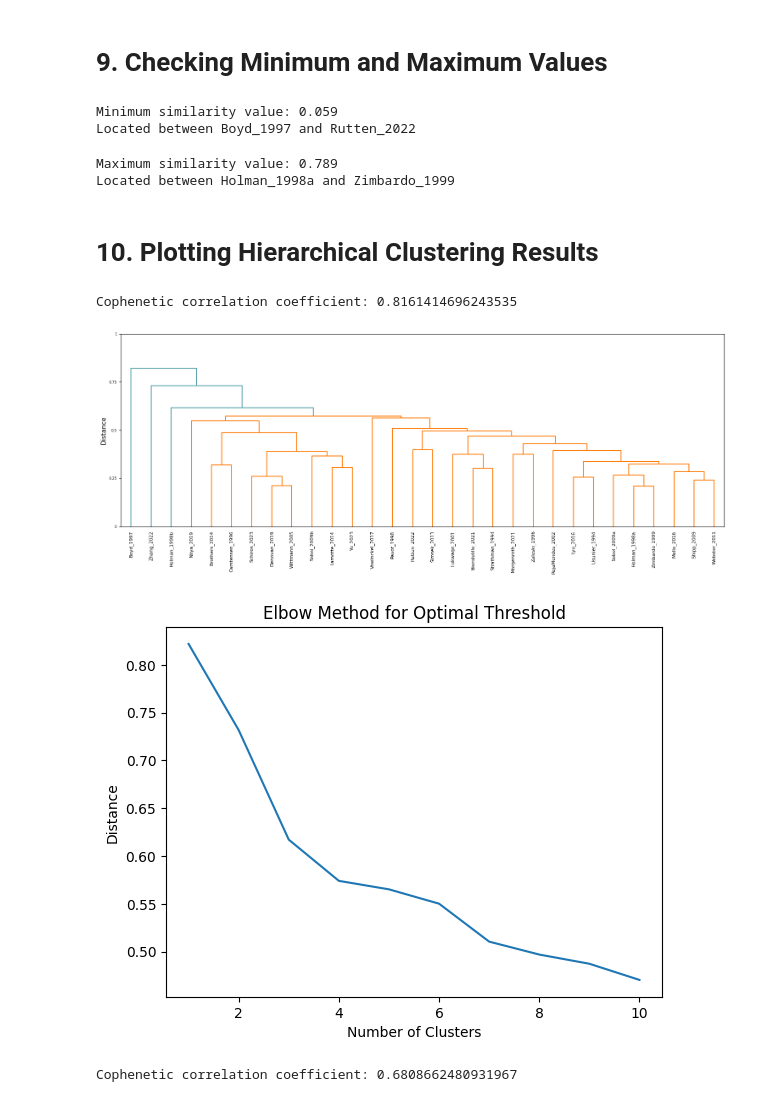
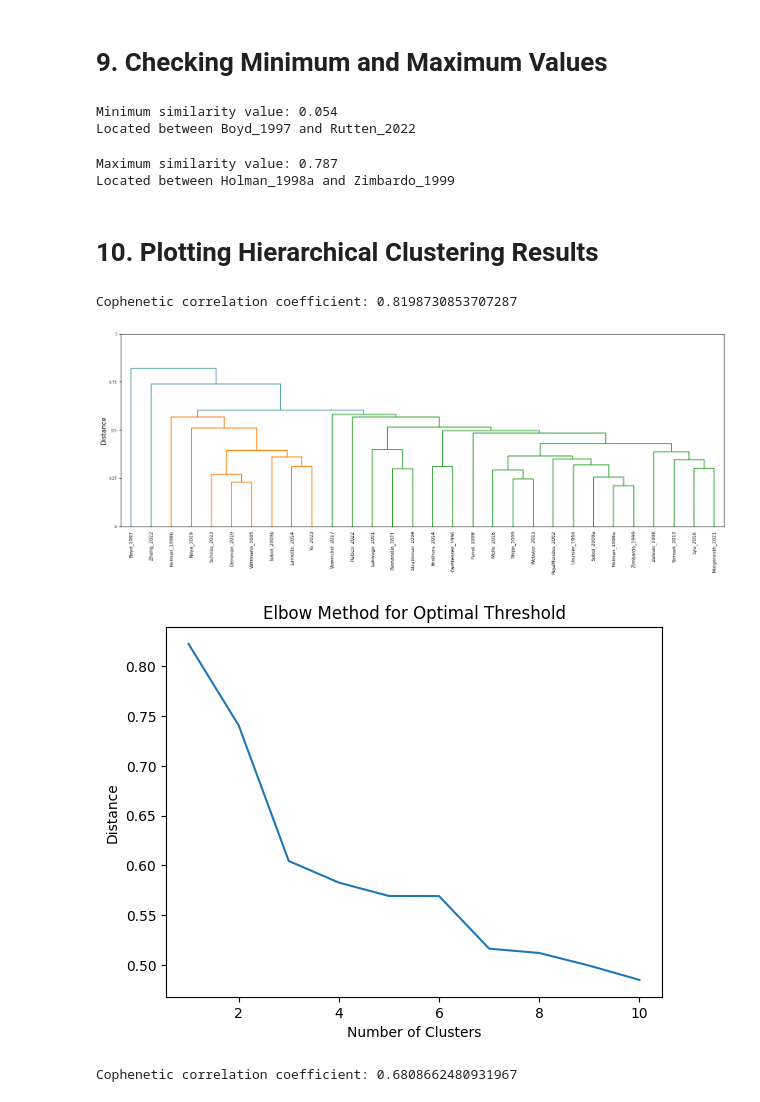
Before and after one commit to Rodrigo-Motta/Timing_LLM, a Jupyter notebook: notebooks/Paper_LLM_AC.ipynb, the cells around one changed output. Drawn from its saved outputs; the diff is of its cells as text; code cells hidden in the pictures.

```diff
--- a/notebooks/Paper_LLM_AC.ipynb
+++ b/notebooks/Paper_LLM_AC.ipynb
@@ -134,12 +134,14 @@ ut.plot_3D_PCA(comps_constructs, data_constructs.list_names, df_constructs['clus
 # %%
 """Compute the average and standard deviation of similarities across multiple scrambles."""
-n_scrambles = 5
+n_scrambles = 50
 # 6.1 Repetitions over scales items
 average_dist_items, std_dist_items = ut.similarities_average(data_items, model_list, num_refs, n_scrambles)
+# GPT function
 #average_dist_items, std_dist_items = ut.similarities_average_gpt(data_items, ['gpt'], num_refs, n_scrambles)
 
 # 6.2 Repetitions over constructs definitions
 average_dist_constructs, std_dist_constructs = ut.similarities_average(data_constructs, model_list, num_refs, 1)
+# GPT function
 #average_dist_constructs, std_dist_constructs = ut.similarities_average_gpt(data_constructs, ['gpt'], num_refs, 1)
 # %% [output]
 sentence-t5-large
@@ -206,7 +175,7 @@ min_col_label = df_distances_items_filled.columns[min_col]  # Column label corre
 print(f"Minimum similarity value: {round(min_value, 3)}")
 print(f"Located between {min_row_label} and {min_col_label}")
 # %% [output]
-Minimum similarity value: 0.059
+Minimum similarity value: 0.054
 Located between Boyd_1997 and Rutten_2022
 # %%
 # Find maximum value and its location
@@ -221,7 +190,7 @@ max_col_label = df_distances_items_filled.columns[max_col]  # Column label corre
 print(f"\nMaximum similarity value: {round(max_value,3)}")
 print(f"Located between {max_row_label} and {max_col_label}")
 # %% [output]
-Maximum similarity value: 0.789
+Maximum similarity value: 0.787
 Located between Holman_1998a and Zimbardo_1999
 # %% [markdown]
 # 10. Plotting Hierarchical Clustering Results
@@ -289,9 +197,9 @@ def plot_dendrogram_clusters(df_Similarities, threshold=0.35):
 # %%
-Z, df_clusters = plot_dendrogram_clusters(df_distances_items_filled, threshold=0.6)
+Z, df_clusters = ut.plot_dendrogram_clusters(df_distances_items_filled, threshold=0.6)
 # print(df_clusters)
 # %% [output]
-Cophenetic correlation coefficient: 0.8161414696243535
+Cophenetic correlation coefficient: 0.8198730853707287
-[figure, old version]
+[figure, new version]
 # %%
 # Extract distances from the linkage matrix
 last = Z[-10:, 2]  # Take the last 10 distances
@@ -306,6 +214,6 @@ plt.xlabel('Number of Clusters')
 plt.ylabel('Distance')
 plt.show()
 # %% [output]
-[figure, old version]
+[figure, new version]
 # %%
 # 10.2 Constructs definitions
```
Also changed, not shown: parts of 17 cells of this notebook, 1 other file.
